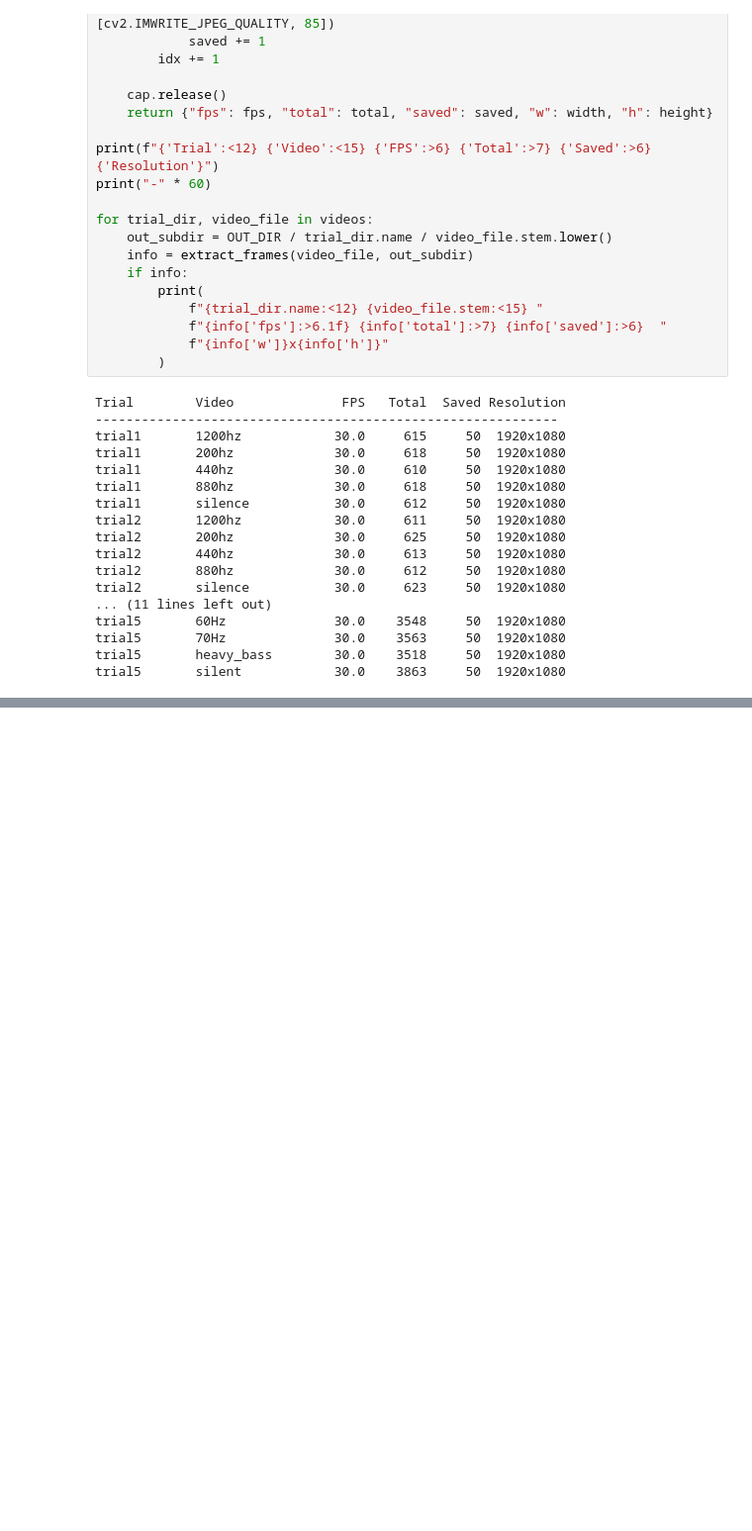
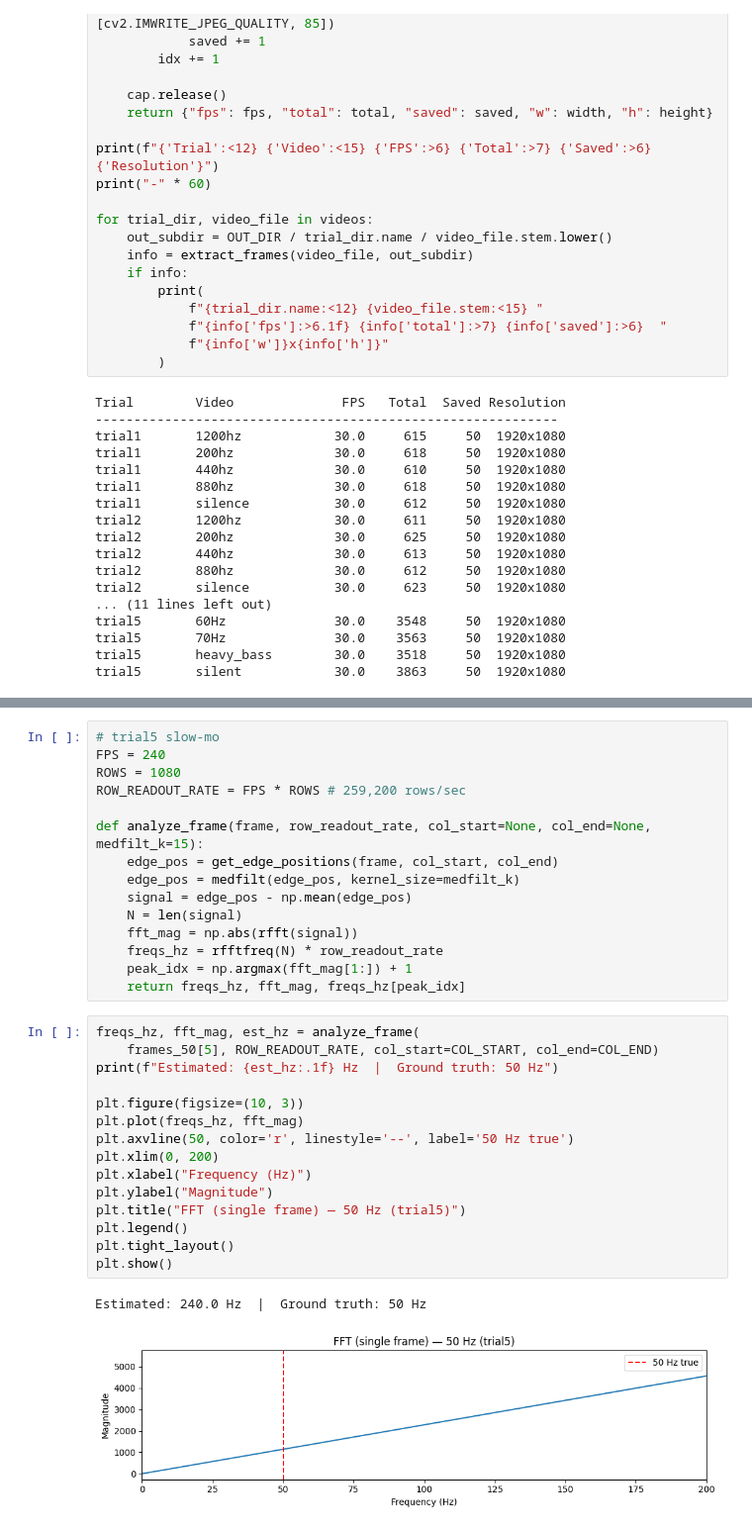
Before and after one commit to EKasuti/rolling-shutter-vibrometry, a Jupyter notebook: final.ipynb, the cells around one changed output, grey strips where cells are left out. Shown at 99% size. Cells and saved outputs as stored; diff of their text form; blank space fills up the shorter version.

```diff
--- a/final.ipynb
+++ b/final.ipynb
@@ -86,0 +147,33 @@ trial5       silent            30.0    3863     50  1920x1080
+# %%
+# trial5 slow-mo
+FPS = 240
+ROWS = 1080
+ROW_READOUT_RATE = FPS * ROWS # 259,200 rows/sec
+
+def analyze_frame(frame, row_readout_rate, col_start=None, col_end=None, medfilt_k=15):
+    edge_pos = get_edge_positions(frame, col_start, col_end)
+    edge_pos = medfilt(edge_pos, kernel_size=medfilt_k)
+    signal = edge_pos - np.mean(edge_pos)
+    N = len(signal)
+    fft_mag = np.abs(rfft(signal))
+    freqs_hz = rfftfreq(N) * row_readout_rate
+    peak_idx = np.argmax(fft_mag[1:]) + 1
+    return freqs_hz, fft_mag, freqs_hz[peak_idx]
+# %%
+freqs_hz, fft_mag, est_hz = analyze_frame(
+    frames_50[5], ROW_READOUT_RATE, col_start=COL_START, col_end=COL_END)
+print(f"Estimated: {est_hz:.1f} Hz  |  Ground truth: 50 Hz")
+
+plt.figure(figsize=(10, 3))
+plt.plot(freqs_hz, fft_mag)
+plt.axvline(50, color='r', linestyle='--', label='50 Hz true')
+plt.xlim(0, 200)
+plt.xlabel("Frequency (Hz)")
+plt.ylabel("Magnitude")
+plt.title("FFT (single frame) — 50 Hz (trial5)")
+plt.legend()
+plt.tight_layout()
+plt.show()
+# %% [output]
+Estimated: 240.0 Hz  |  Ground truth: 50 Hz
+[figure, added]
```
Also changed, not shown: parts of 25 cells of this notebook, 1 other file.
